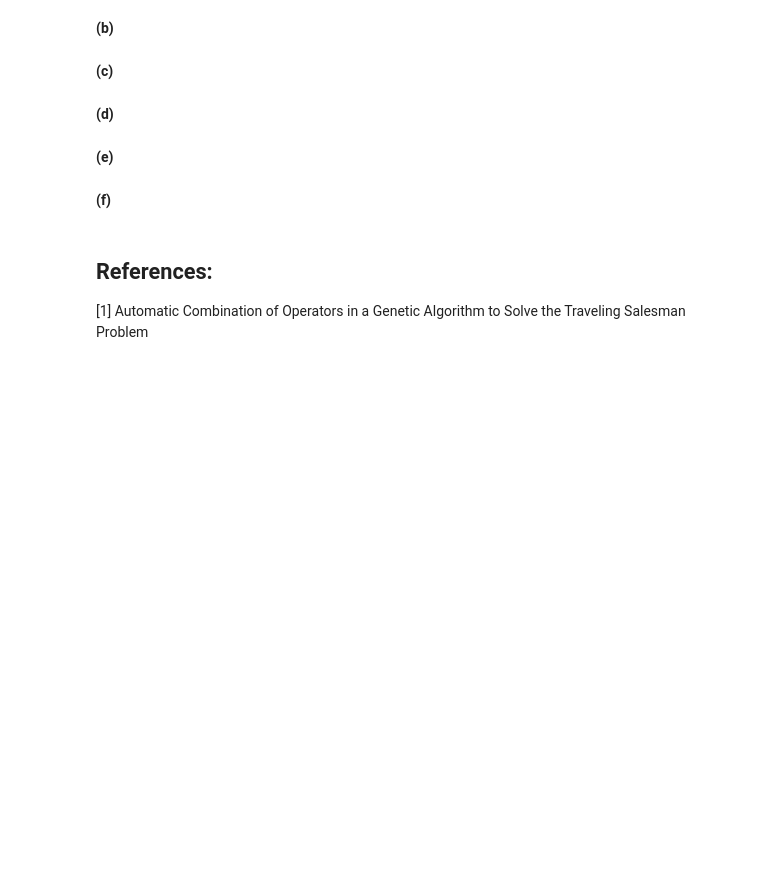
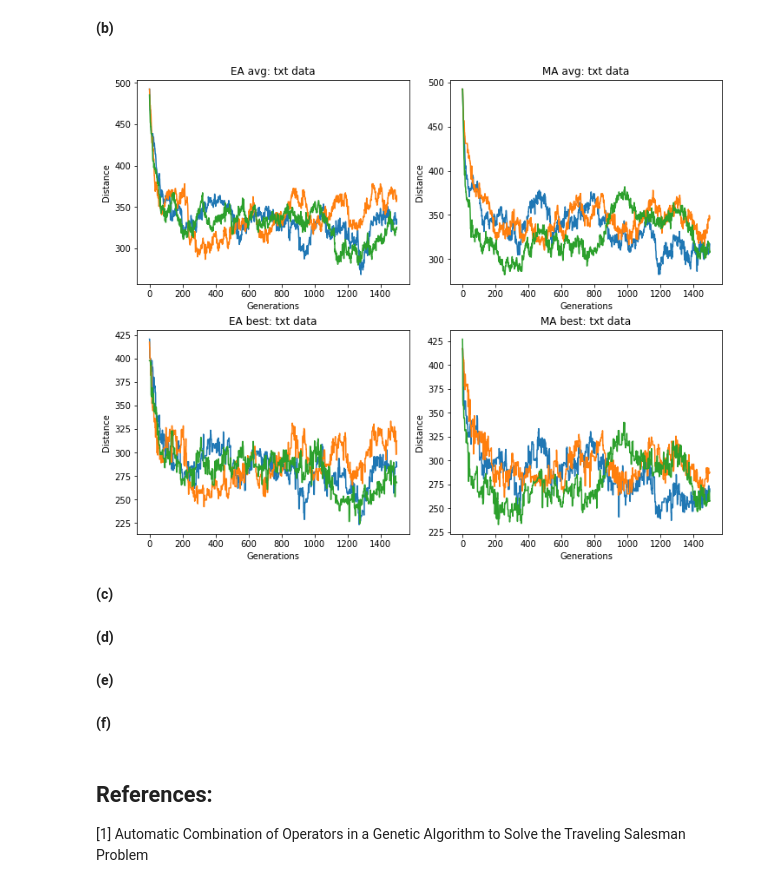
Before and after one commit to lkruger27/NaturalComputing, a Jupyter notebook: A1Q6v4.ipynb, the cells around one changed output. Saved outputs shown, nothing was run; the diff lists cells and outputs as text; code cells hidden in the pictures; blank space fills up the shorter version.

```diff
--- a/A1Q6v4.ipynb
+++ b/A1Q6v4.ipynb
@@ -622,3 +621,7 @@ def create_data(numb_iter, title, data, maxiter, pop_size, init_fun = RND_init,
+# %%
+create_data(3, 'txt data', txt_data, 1500, 300)
+# %% [output]
+[figure, added]
 # %% [markdown]
 **(c)**
 # %% [markdown]
```
Also changed, not shown: parts of 10 cells of this notebook.
